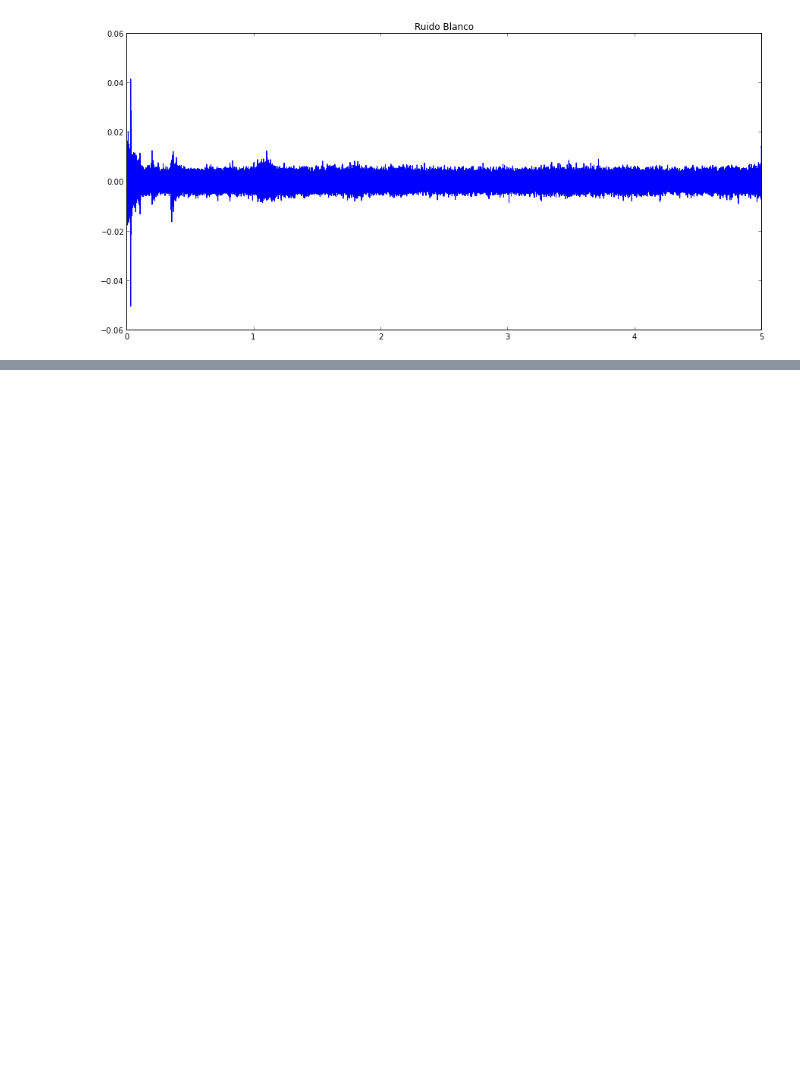
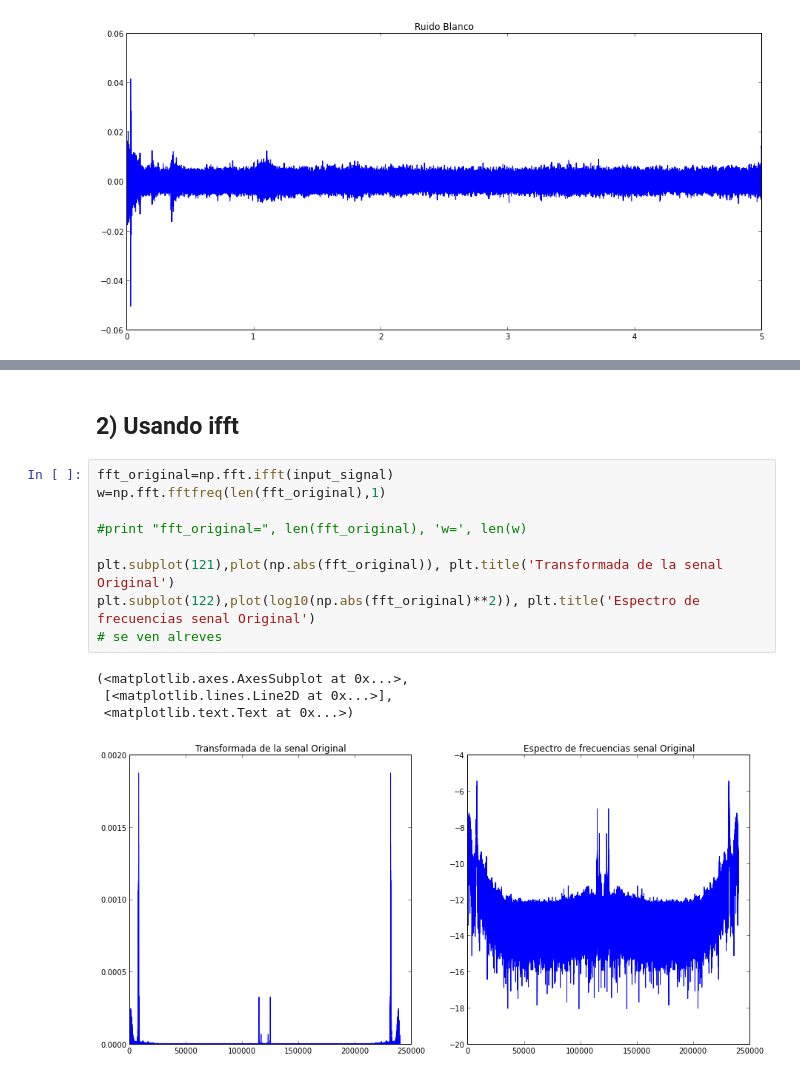
Before and after one commit to natalycr/GithubComputacionalTareas, a Jupyter notebook: CastilloFarfan_hw5/Punto2final.ipynb, the cells around one changed output, grey strips where cells are left out. Cells and saved outputs as stored; diff of their text form; blank space fills up the shorter version.

```diff
--- a/CastilloFarfan_hw5/Punto2final.ipynb
+++ b/CastilloFarfan_hw5/Punto2final.ipynb
@@ -133,3 +130,19 @@ output_file.close()
 <audio controls="">
     <source src="files/ruidoRosa.wav" type="audio/wav">
 </audio>
+# %% [markdown]
+## 2) Usando ifft
+# %%
+fft_original=np.fft.ifft(input_signal)
+w=np.fft.fftfreq(len(fft_original),1)
+
+#print "fft_original=", len(fft_original), 'w=', len(w)
+
+plt.subplot(121),plot(np.abs(fft_original)), plt.title('Transformada de la senal Original')
+plt.subplot(122),plot(log10(np.abs(fft_original)**2)), plt.title('Espectro de frecuencias senal Original')
+# se ven alreves
+# %% [output]
+(<matplotlib.axes.AxesSubplot at 0x...>,
+ [<matplotlib.lines.Line2D at 0x...>],
+ <matplotlib.text.Text at 0x...>)
+[figure, added]
```
Also changed, not shown: parts of 7 cells of this notebook, 1 other file.
